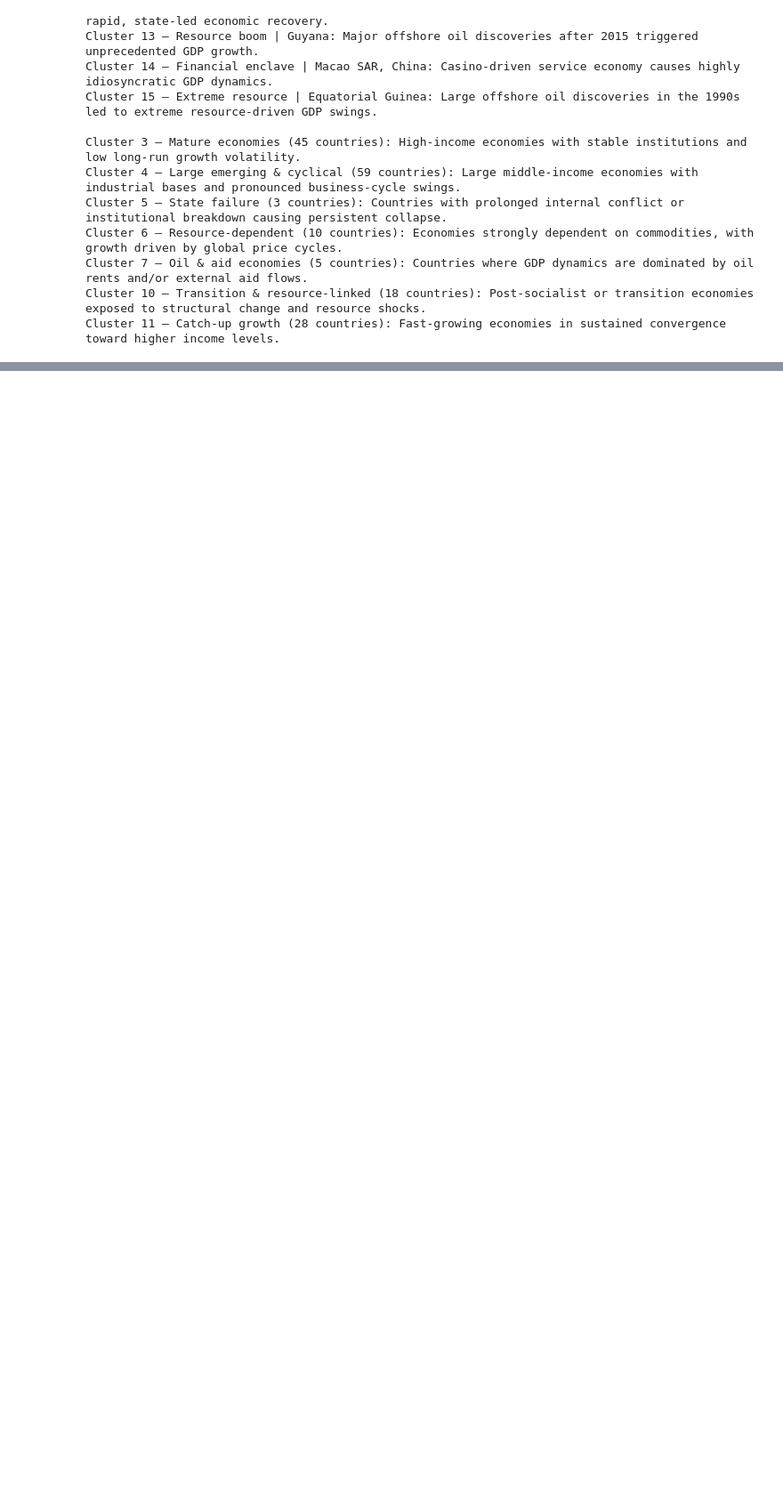
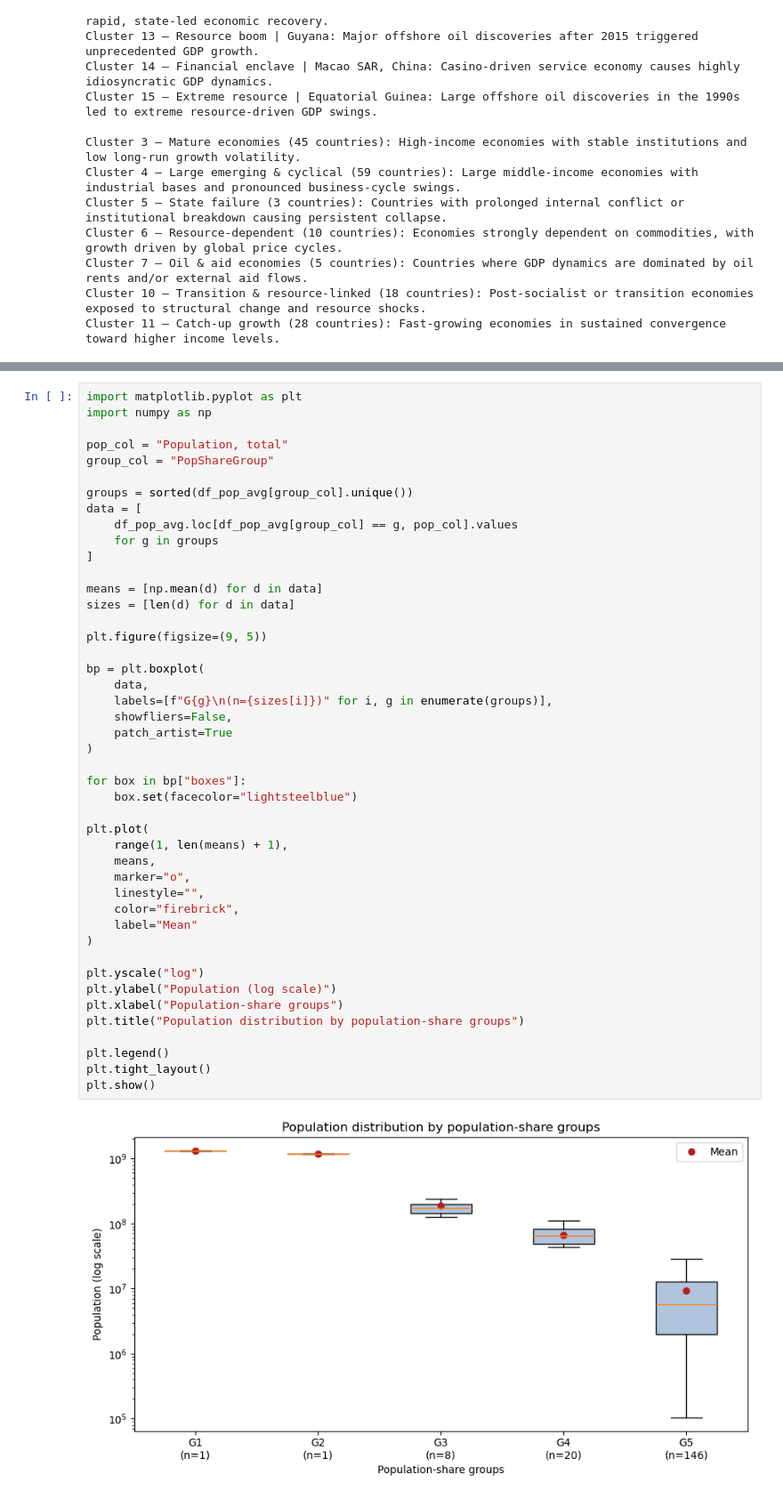
Before and after one commit to AndrasHege/MatMod_HA, a Jupyter notebook: Mathmod_HA.ipynb, the cells around one changed output, grey strips where cells are left out. Shown at 89% size. Drawn from its saved outputs; the diff is of its cells as text; blank space fills up the shorter version.

```diff
--- a/Mathmod_HA.ipynb
+++ b/Mathmod_HA.ipynb
@@ -3314,0 +3697,47 @@ Cluster 11 – Catch-up growth (28 countries): Fast-growing economies in sustain
+# %%
+import matplotlib.pyplot as plt
+import numpy as np
+
+pop_col = "Population, total"
+group_col = "PopShareGroup"
+
+groups = sorted(df_pop_avg[group_col].unique())
+data = [
+    df_pop_avg.loc[df_pop_avg[group_col] == g, pop_col].values
+    for g in groups
+]
+
+means = [np.mean(d) for d in data]
+sizes = [len(d) for d in data]
+
+plt.figure(figsize=(9, 5))
+
+bp = plt.boxplot(
+    data,
+    labels=[f"G{g}\n(n={sizes[i]})" for i, g in enumerate(groups)],
+    showfliers=False,
+    patch_artist=True
+)
+
+for box in bp["boxes"]:
+    box.set(facecolor="lightsteelblue")
+
+plt.plot(
+    range(1, len(means) + 1),
+    means,
+    marker="o",
+    linestyle="",
+    color="firebrick",
+    label="Mean"
+)
+
+plt.yscale("log")
+plt.ylabel("Population (log scale)")
+plt.xlabel("Population-share groups")
+plt.title("Population distribution by population-share groups")
+
+plt.legend()
+plt.tight_layout()
+plt.show()
+# %% [output]
+[figure, added]
```
Also changed, not shown: parts of 23 cells of this notebook.
